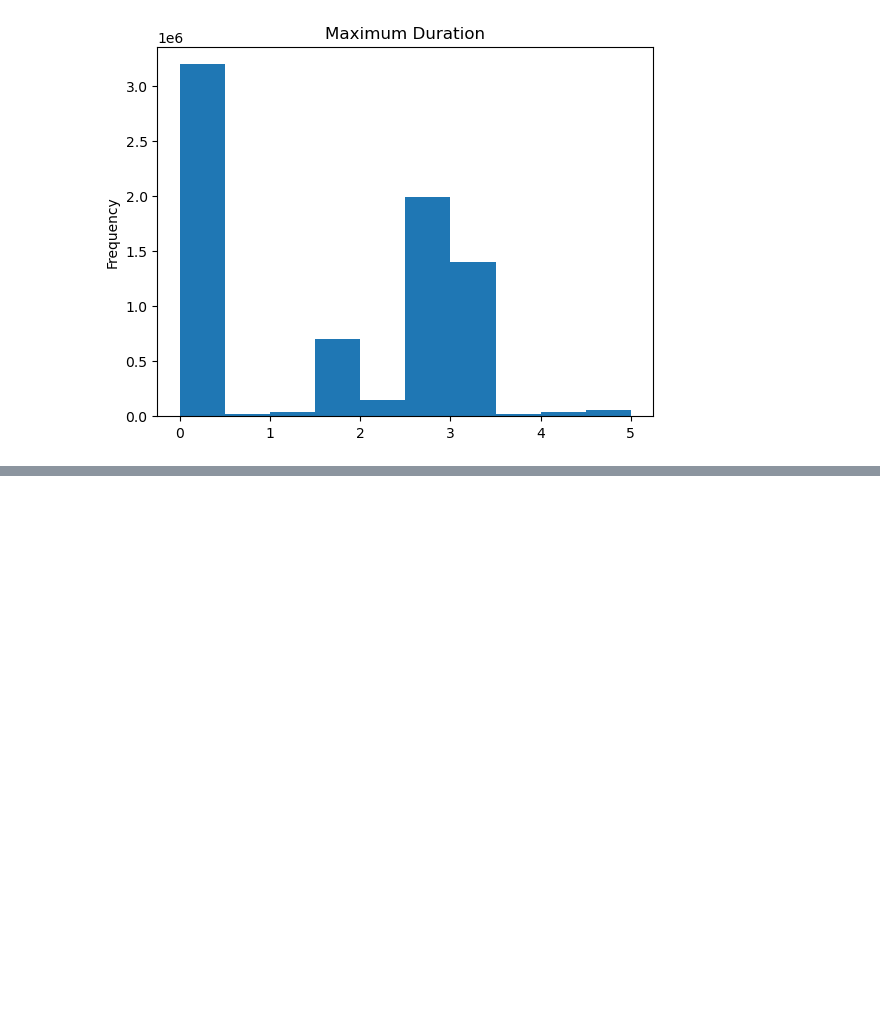
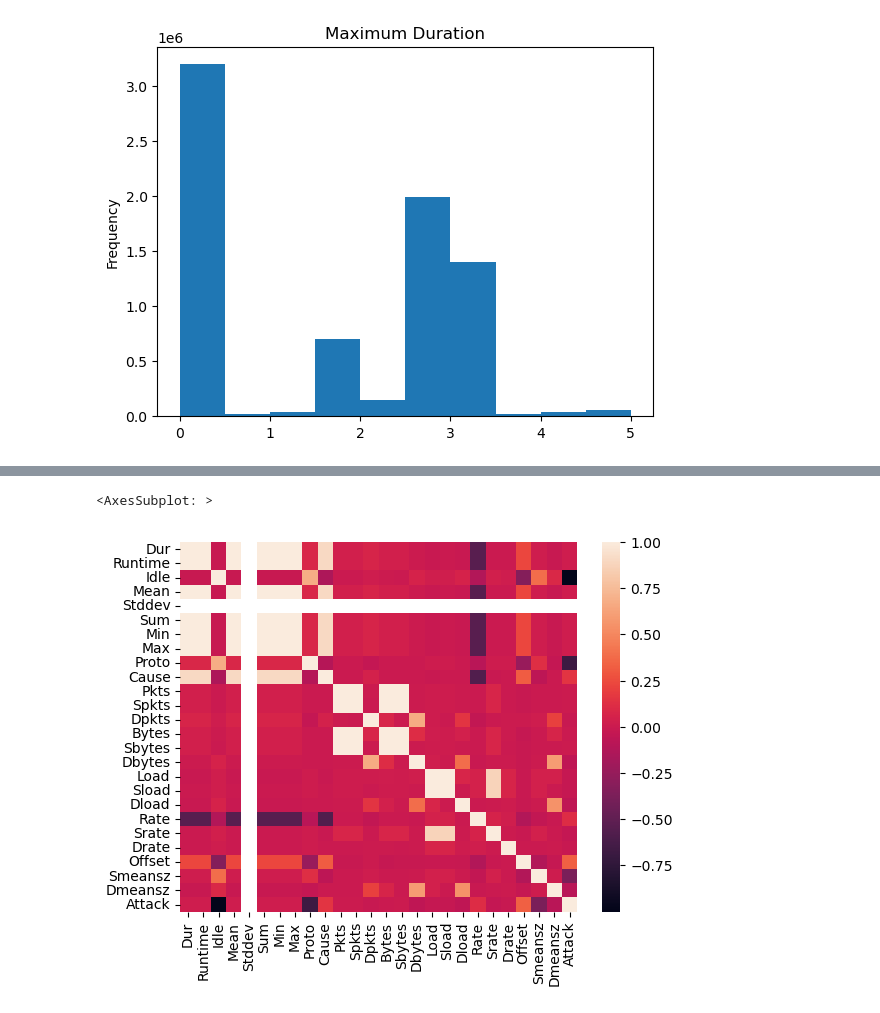
Before and after one commit to arisingh8/CCD-datasets-ML, a Jupyter notebook: eda.ipynb, the cells around one changed output, grey strips where cells are left out. Cells and saved outputs as stored; diff of their text form; code cells hidden in the pictures; blank space fills up the shorter version.

```diff
--- a/eda.ipynb
+++ b/eda.ipynb
@@ -169,0 +194,5 @@ Name: Proto, dtype: int64
+# %%
+sns.heatmap(df.corr(), yticklabels=True)
+# %% [output]
+<AxesSubplot: >
+[figure, added]
```
Also changed, not shown: parts of 7 cells of this notebook, 8 other files.
